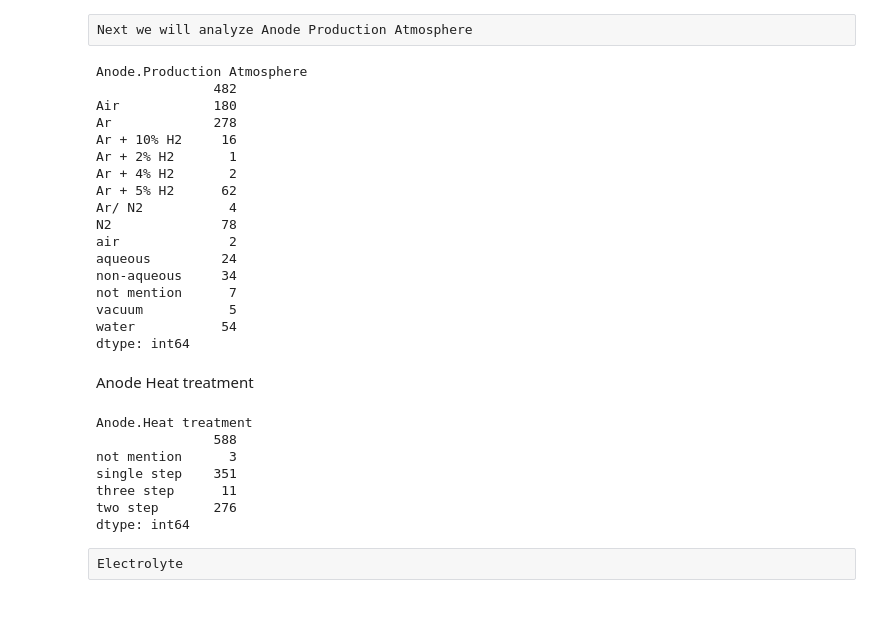
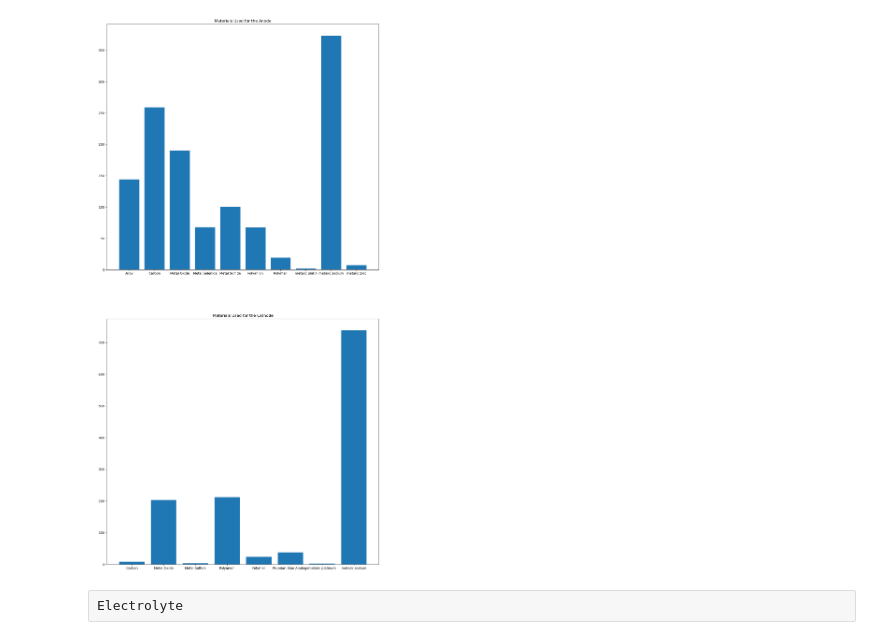
Before and after one commit to codechemE/MathComputation, a Jupyter notebook: final_project/final_project.ipynb, the cells around one changed output. Drawn from its saved outputs; the diff is of its cells as text; code cells hidden in the pictures; blank space fills up the shorter version.

```diff
--- a/final_project/final_project.ipynb
+++ b/final_project/final_project.ipynb
@@ -85,41 +9,33 @@ dtype: int64
-# %% [raw]
-Next we will analyze Anode Production Atmosphere
-# %%
-anode_production_atmosphere = read_data["Anode.Production Atmosphere"]
-print(read_data.groupby("Anode.Production Atmosphere").size())
-#too many missing values, not enough data to draw conclusions from
-# %% [output]
-Anode.Production Atmosphere
-               482
-Air            180
-Ar             278
-Ar + 10% H2     16
-Ar + 2% H2       1
-Ar + 4% H2       2
-Ar + 5% H2      62
-Ar/ N2           4
-N2              78
-air              2
-aqueous         24
-non-aqueous     34
-not mention      7
-vacuum           5
-water           54
-dtype: int64
-# %% [markdown]
-Anode Heat treatment
-# %%
-anode_heat_treatment = read_data["Anode.Heat treatment"]
-print(read_data.groupby("Anode.Heat treatment").size())
-#too many missing values, not enough data to draw conclusions from
-# %% [output]
-Anode.Heat treatment
-               588
-not mention      3
-single step    351
-three step      11
-two step       276
-dtype: int64
+# %%
+anode_group = read_data["Anode.Group"]
+cathode_group = read_data["Cathode.Group"]
+cathode_group_count = read_data.groupby("Cathode.Group").size()
+anode_group_count = read_data.groupby("Anode.Group").size()
+
+counts_cathode = []
+counts_anode = []
+anode_group_labels = anode_group_count.index
+cathode_group_labels = cathode_group_count.index
+
+for individual_counts in anode_group_count:
+    counts_anode.append(individual_counts)
+
+for individual_counts in cathode_group_count:
+    counts_cathode.append(individual_counts)
+
+
+fig, (ax1, ax2) = plt.subplots(2, 1, figsize=(15, 30))
+
+
+ax1.bar(anode_group_labels, counts_anode)
+ax1.set_title("Materials Used for the Anode")
+
+
+ax2.bar(cathode_group_labels, counts_cathode)
+ax2.set_title("Materials Used for the Cathode")
+plt.savefig("Anode and Ca.png")
+# %% [output]
+[figure, added]
 # %% [raw]
 Electrolyte
 # %%
```
Also changed, not shown: parts of 16 cells of this notebook, 6 other files.
